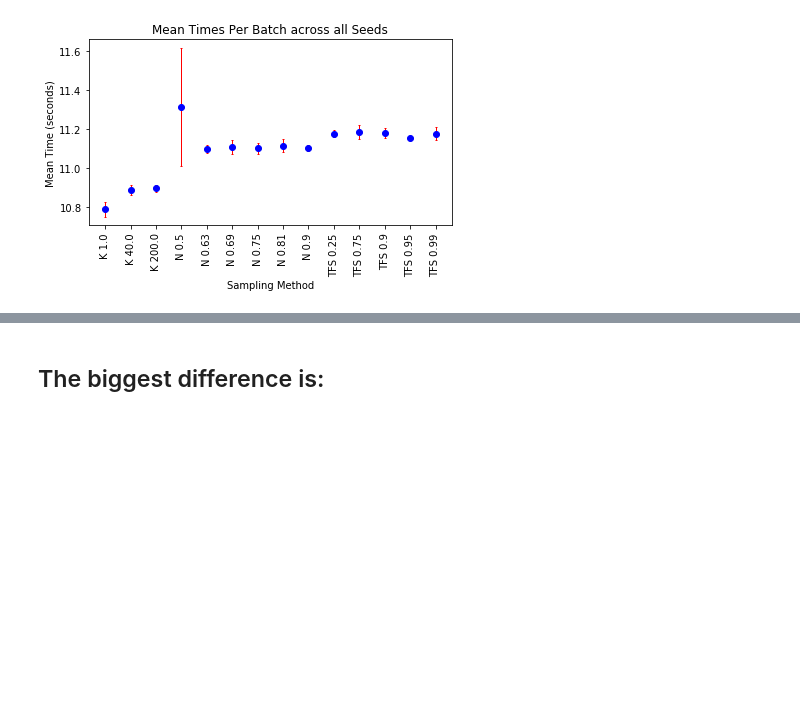
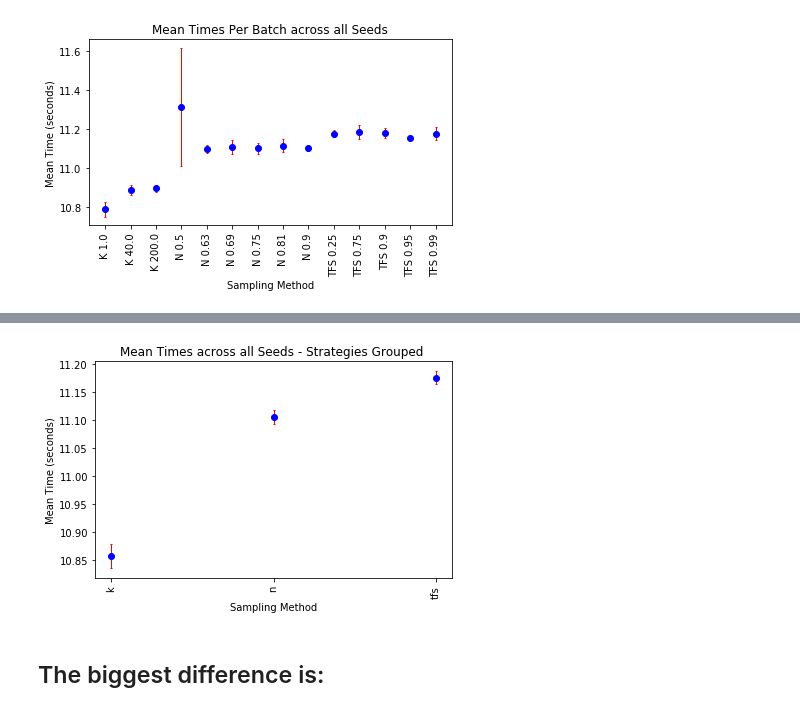
Before and after one commit to TrentBrick/tail-sampling, a Jupyter notebook: TimeCalculator.ipynb, the cells around one changed output, grey strips where cells are left out. Drawn from its saved outputs; the diff is of its cells as text; code cells hidden in the pictures; blank space fills up the shorter version.

```diff
--- a/TimeCalculator.ipynb
+++ b/TimeCalculator.ipynb
@@ -181,3 +228,36 @@ plt.show()
+# %%
+
+# dropping N 0.5 as it had a lot of noise!
+g = flat_vals.drop(3 ,axis=0).groupby('level_0').groups #sum() #.apply(lambda x: x.flatten())
+
+samp_flat_vals = dict()
+for key, inds in g.items():
+    v = flat_vals.iloc[inds,2:-3]
+    samp_flat_vals[key] =v.values.flatten()
+# %%
+samp_means = dict()
+
+for k, v in samp_flat_vals.items():
+    samp_means[k] = (v.mean(), 1.96*(v.std() /np.sqrt(v.shape[0]) ) )
+# %%
+samp_means = pd.DataFrame(samp_means).T
+# %%
+samp_means.reset_index(inplace=True)
+samp_means.columns = ['names', 'mean', 'err']
+# %%
+plt.figure()
+x_pos = np.arange(samp_means.shape[0])
+plt.errorbar(x_pos, samp_means['mean'], samp_means['err'], ecolor='red', fmt='o', linewidth=1, capsize=1, color = 'blue')
+plt.xticks(x_pos, samp_means['names'])
+plt.ylabel('Mean Time (seconds)')
+plt.xlabel('Sampling Method')
+plt.xticks(rotation=90)
+plt.title('Mean Times across all Seeds - Strategies Grouped ')
+plt.tight_layout()
+plt.gcf().savefig('ImageOutputs/MeanTimesPerBatchStratGrouped.png',dpi=250)
+plt.show()
+# %% [output]
+[figure, added]
 # %% [markdown]
 ## The biggest difference is:
 # %%
```
Also changed, not shown: parts of 6 cells of this notebook, 4 other files.
